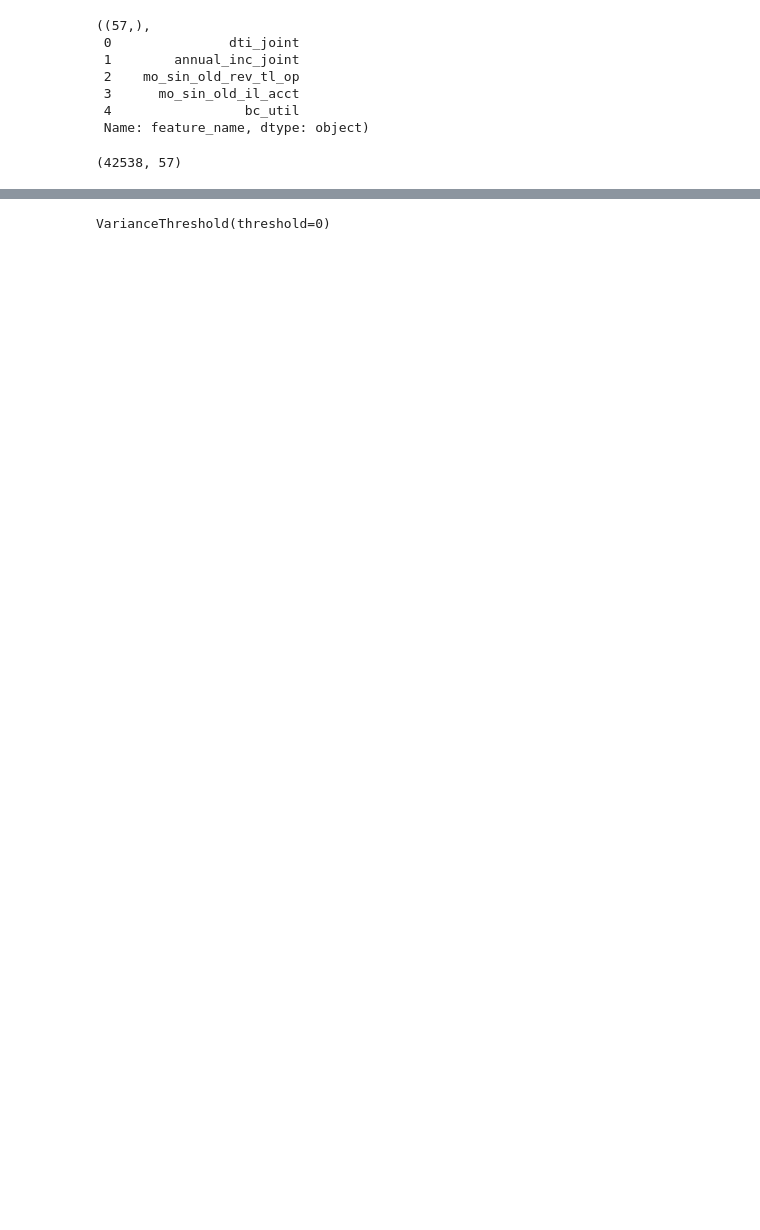
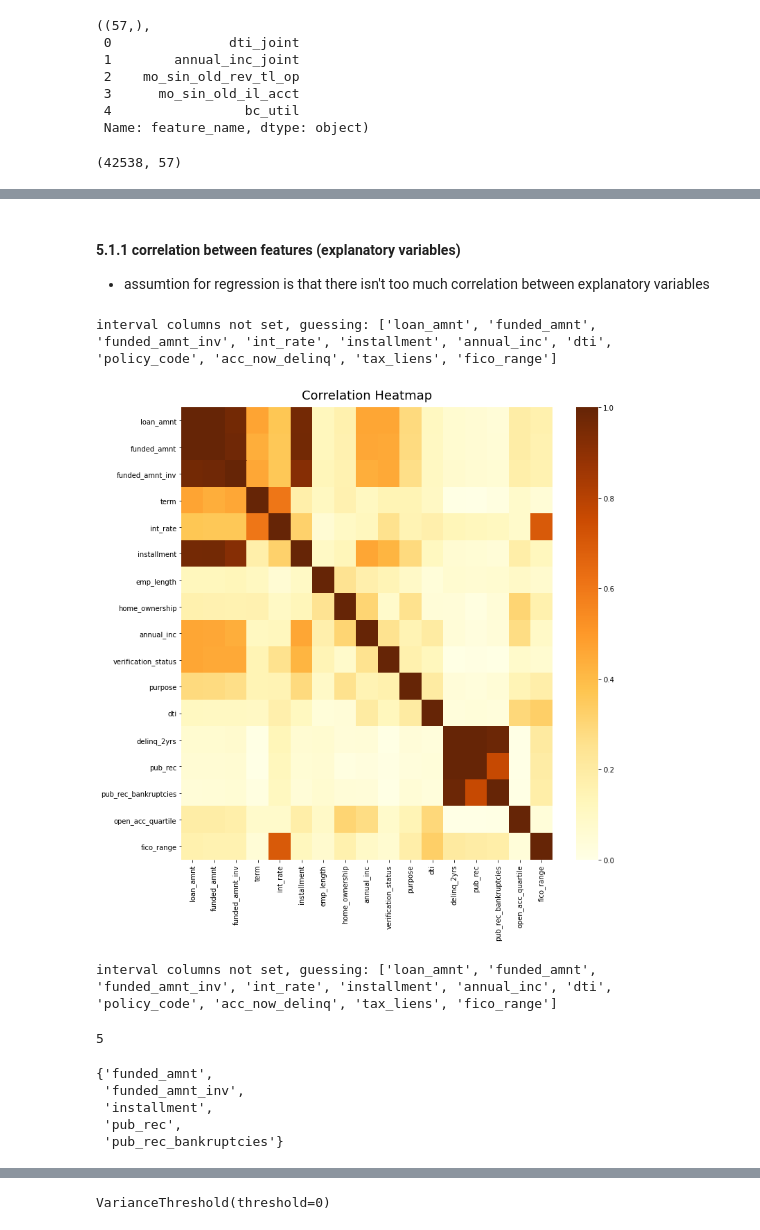
Before and after one commit to LenkaRo/predicting_loan_defaults, a Jupyter notebook: predicting_loan_defaults.ipynb, the cells around one changed output, grey strips where cells are left out. Cells and saved outputs as stored; diff of their text form; code cells hidden in the pictures; blank space fills up the shorter version.

```diff
--- a/predicting_loan_defaults.ipynb
+++ b/predicting_loan_defaults.ipynb
@@ -580,12 +548,12 @@ data_dummies.shape
 # %%
 # assign X as a DataFrame of features (explanatory matrix), and y as Series (Outcome variable)
-X = data_dummies.drop(columns = "loan_status")
-y = data_dummies["loan_status"]
+X = data_clean.drop(columns = "loan_status")
+y = data_clean["loan_status"]
 # %%
 # split data into train and test
 # the train-test split procedure is used to estimate the performance of machine learning algorithms when they are used to make predictions on data not used to train the model
-#from sklearn.model_selection import train_test_split
+from sklearn.model_selection import train_test_split
 
-#X_train, X_test, y_train, y_test = train_test_split(X, y, test_size = 0.2)
+X_train, X_test, y_train, y_test = train_test_split(X, y, test_size = 0.2)
 
-#X_train.shape, X_test.shape
+X_train.shape, X_test.shape
@@ -592,6 +562,6 @@ y = data_dummies["loan_status"]
 # %%
 # imbalanced data set -> stratified split into train and test (equal 1 and 0 in target variable)
-
-from sklearn.model_selection import train_test_split
-
-X_train, X_test, y_train, y_test = train_test_split(X, y, test_size = 0.2, random_state = 0, stratify = y)
+#
+#from sklearn.model_selection import train_test_split
+#
+#X_train, X_test, y_train, y_test = train_test_split(X, y, test_size = 0.2, random_state = 0, stratify = y)
@@ -614,11 +567,0 @@ Length: 61, dtype: int64
-# %%
-# NA imputation with median of X_train and X_test separatelly to avoid overfitting!
-
-# note. anything that is done to pre-process or process my data, such as imputing missing values, should be done on the training set alone.
-# And then the same on the test set.
-
-# impute missing values based on the median of each column
-X_train = X_train.apply(lambda x: x.fillna(x.median()),axis=0)
-X_test = X_test.apply(lambda x: x.fillna(x.median()),axis=0)
-
-X_train.shape, X_test.shape
@@ -626,0 +576,19 @@ X_train.shape, X_test.shape
+# %% [markdown]
+#### 5.1.1 correlation between features (explanatory variables)
+- assumtion for regression is that there isn't too much correlation between explanatory variables
+# %%
+# so eg. if there is two features that are highly corellated (above set threshold), one should be dropped as only one is needed in the model
+# it's again to prevent model overfitting
+
+# visualize correlation with a heatmap
+import phik
+#ax = sns.color_palette("rocket_r", as_cmap=True)
+
+# visualize correlation with a heatmap
+fig, ax = plt.subplots()
+fig.set_size_inches(12,12)
+corr_heatmap = sns.heatmap(X_train.phik_matrix(), cmap = "YlOrBr");
+corr_heatmap.set_title('Correlation Heatmap', fontdict={'fontsize':18}, pad=12);
+# %% [output]
+interval columns not set, guessing: ['loan_amnt', 'funded_amnt', 'funded_amnt_inv', 'int_rate', 'installment', 'annual_inc', 'dti', 'policy_code', 'acc_now_delinq', 'tax_liens', 'fico_range']
+[figure, added]
@@ -626,0 +606,15 @@ X_train.shape, X_test.shape
+# %%
+# find features that have correlation higher than 0.9 (to keep just one of them)
+corr_features = phik_correlation(X_train, 0.9)
+len(set(corr_features))
+# %% [output]
+interval columns not set, guessing: ['loan_amnt', 'funded_amnt', 'funded_amnt_inv', 'int_rate', 'installment', 'annual_inc', 'dti', 'policy_code', 'acc_now_delinq', 'tax_liens', 'fico_range']
+5
+# %%
+corr_features
+# %% [output]
+{'funded_amnt',
+ 'funded_amnt_inv',
+ 'installment',
+ 'pub_rec',
+ 'pub_rec_bankruptcies'}
```
Also changed, not shown: parts of 188 cells of this notebook, 2 other files.
